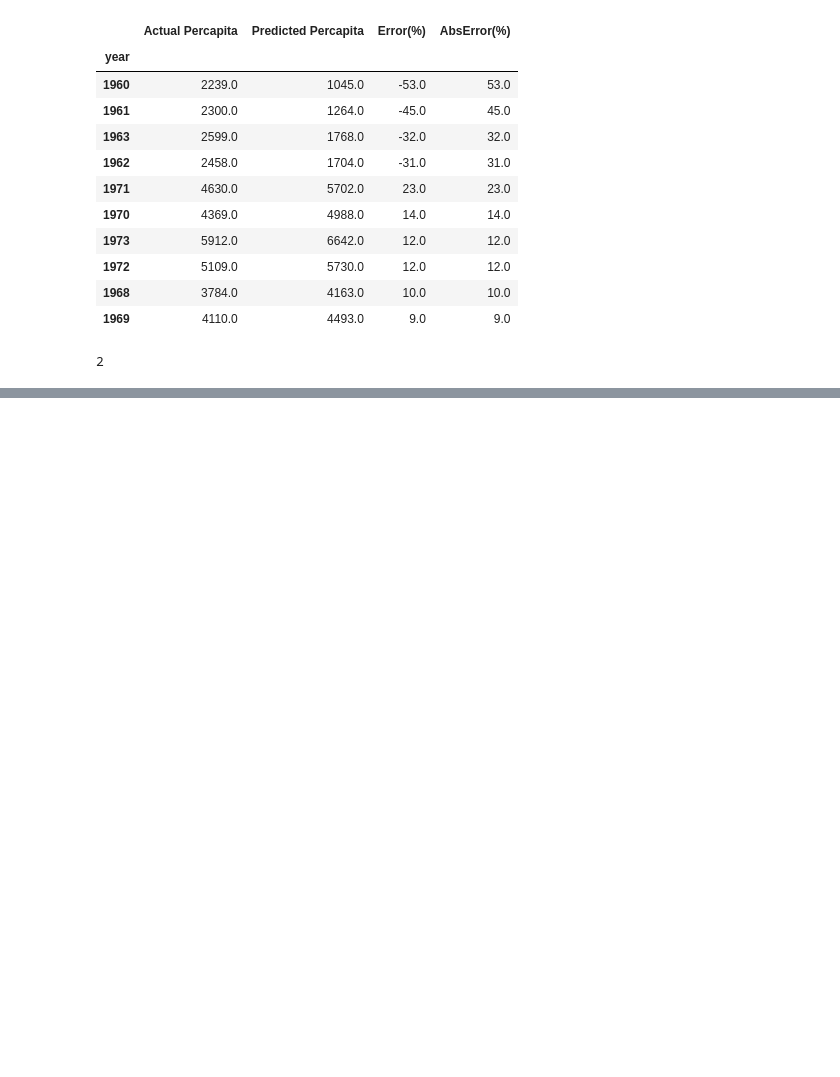
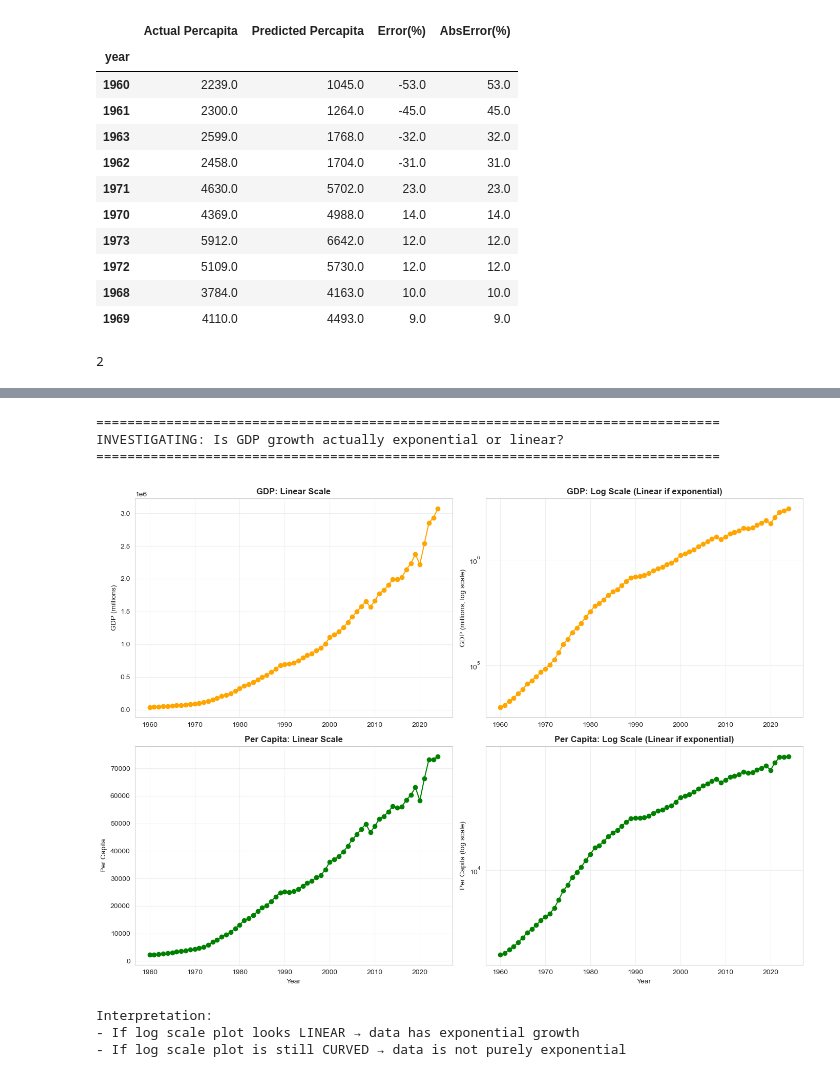
Before and after one commit to webdev408/ML-Canadian-Economic-Predictions-time-series-data, a Jupyter notebook: start.ipynb, the cells around one changed output, grey strips where cells are left out. Saved outputs shown, nothing was run; the diff lists cells and outputs as text; code cells hidden in the pictures; blank space fills up the shorter version.

```diff
--- a/start.ipynb
+++ b/start.ipynb
@@ -226,0 +712,50 @@ display(round(render_table.nlargest(10, 'AbsError(%)')),2)
+# %%
+print("="*80)
+print("INVESTIGATING: Is GDP growth actually exponential or linear?")
+print("="*80)
+
+# Test 1: Visual inspection with linear vs log scale
+fig, axes = plt.subplots(2, 2, figsize=(14, 10))
+
+# Plot 1: Original GDP (linear scale)
+axes[0, 0].plot(df.index, df['gdp_millions'], 'o-', color='orange')
+axes[0, 0].set_title('GDP: Linear Scale', fontweight='bold')
+axes[0, 0].set_ylabel('GDP (millions)')
+axes[0, 0].grid(True, alpha=0.3)
+
+# Plot 2: Original GDP (log scale)
+axes[0, 1].plot(df.index, df['gdp_millions'], 'o-', color='orange')
+axes[0, 1].set_yscale('log')
+axes[0, 1].set_title('GDP: Log Scale (Linear if exponential)', fontweight='bold')
+axes[0, 1].set_ylabel('GDP (millions, log scale)')
+axes[0, 1].grid(True, alpha=0.3)
+
+# Plot 3: Original Percapita (linear scale)
+axes[1, 0].plot(df.index, df['percapita'], 'o-', color='green')
+axes[1, 0].set_title('Per Capita: Linear Scale', fontweight='bold')
+axes[1, 0].set_ylabel('Per Capita')
+axes[1, 0].set_xlabel('Year')
+axes[1, 0].grid(True, alpha=0.3)
+
+# Plot 4: Original Percapita (log scale)
+axes[1, 1].plot(df.index, df['percapita'], 'o-', color='green')
+axes[1, 1].set_yscale('log')
+axes[1, 1].set_title('Per Capita: Log Scale (Linear if exponential)', fontweight='bold')
+axes[1, 1].set_ylabel('Per Capita (log scale)')
+axes[1, 1].set_xlabel('Year')
+axes[1, 1].grid(True, alpha=0.3)
+
+plt.tight_layout()
+plt.show()
+
+print("\nInterpretation:")
+print("- If log scale plot looks LINEAR → data has exponential growth")
+print("- If log scale plot is still CURVED → data is not purely exponential")
+# %% [output]
+================================================================================
+INVESTIGATING: Is GDP growth actually exponential or linear?
+================================================================================
+[figure, added]
+Interpretation:
+- If log scale plot looks LINEAR → data has exponential growth
+- If log scale plot is still CURVED → data is not purely exponential
```
Also changed, not shown: parts of 18 cells of this notebook.
